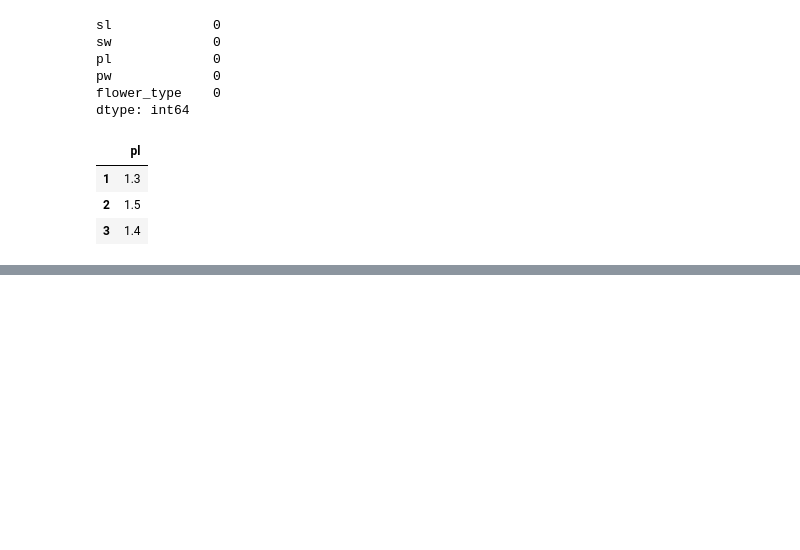
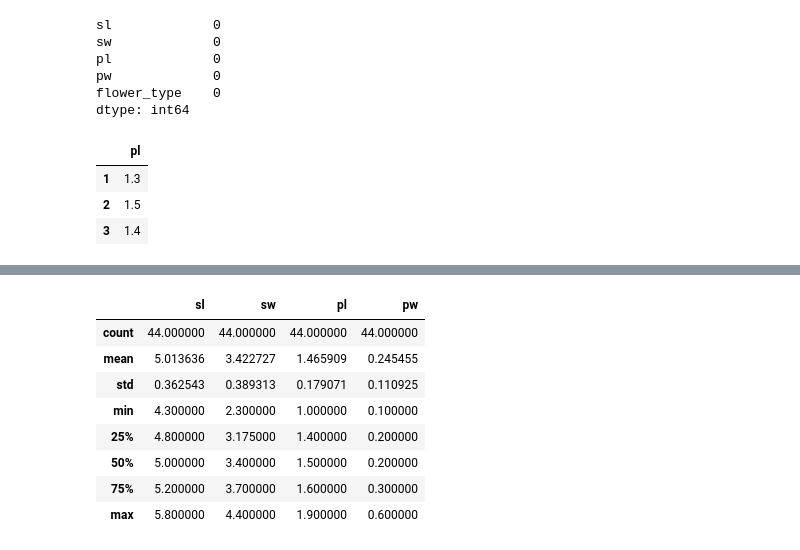
Before and after one commit to tiayush/Data-Science, a Jupyter notebook: Pandas.ipynb, the cells around one changed output, grey strips where cells are left out. Saved outputs shown, nothing was run; the diff lists cells and outputs as text; code cells hidden in the pictures; blank space fills up the shorter version.

```diff
--- a/Pandas.ipynb
+++ b/Pandas.ipynb
@@ -114,0 +131,10 @@ df.iloc[1:4, 2:3]
+# %%
+#deleting a row by label
+#it creates a copy first
+#it removes the row with label 0
+a = df.drop(0)
+a.head()
+
+# for inplace changes
+df.drop(0, inplace = True)
+df.drop(3, inplace = True)
@@ -114,0 +161,4 @@ df.iloc[1:4, 2:3]
+# %%
+# droping by position
+df.drop(df.index[0], inplace = True)
+df.head()
@@ -114,0 +172,3 @@ df.iloc[1:4, 2:3]
+# %%
+df.drop(df.index[[0, 1]], inplace = True)
+df.head()
@@ -114,0 +182,13 @@ df.iloc[1:4, 2:3]
+# %%
+# this is analogous to boolean array
+df[df.flower_type == "Iris-setosa"].describe()
+# %% [output]
+|  | sl | sw | pl | pw |
+| count | 44.000000 | 44.000000 | 44.000000 | 44.000000 |
+| mean | 5.013636 | 3.422727 | 1.465909 | 0.245455 |
+| std | 0.362543 | 0.389313 | 0.179071 | 0.110925 |
+| min | 4.300000 | 2.300000 | 1.000000 | 0.100000 |
+| 25% | 4.800000 | 3.175000 | 1.400000 | 0.200000 |
+| 50% | 5.000000 | 3.400000 | 1.500000 | 0.200000 |
+| 75% | 5.200000 | 3.700000 | 1.600000 | 0.300000 |
+| max | 5.800000 | 4.400000 | 1.900000 | 0.600000 |
```
Also changed, not shown: parts of 23 cells of this notebook.
